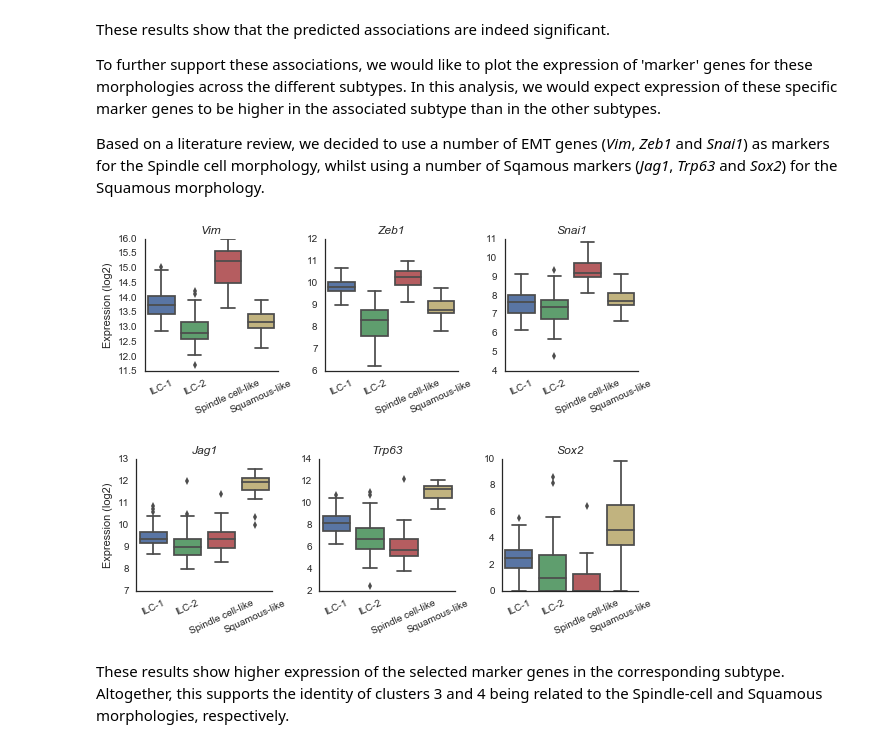
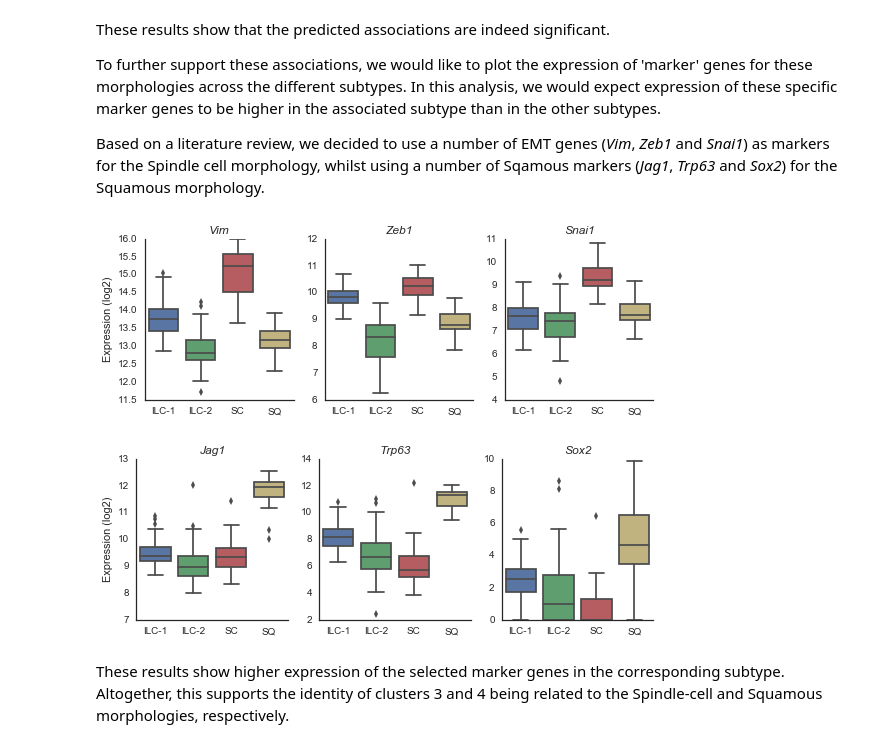
Before and after one commit to jrderuiter/ilc-sb-screen, a Jupyter notebook: notebooks/2. Expression analyses.ipynb, the cells around one changed output. Cells and saved outputs as stored; diff of their text form; code cells hidden in the pictures.

```diff
--- a/notebooks/2. Expression analyses.ipynb
+++ b/notebooks/2. Expression analyses.ipynb
@@ -321,57 +340,75 @@ To further support these associations, we would like to plot the expression of '
 
 Based on a literature review, we decided to use a number of EMT genes (*Vim*, *Zeb1* and *Snai1*) as markers for the Spindle cell morphology, whilst using a number of Sqamous markers (*Jag1*, *Trp63* and *Sox2*) for the Squamous morphology.
 # %%
-from nbsupport.expression.subtypes import plot_boxplots
+from nbsupport.expression.subtypes import plot_boxplots, SUBTYPE_ORDER, SUBTYPE_COLORS
 
 # Subset expression to SB samples.
 sb_expr = mouse_expr[sb_counts.columns]
+
+# Abbreviate subtype names.
+abbrv_map = {'Spindle cell-like': 'SC', 'Squamous-like': 'SQ'}
+nmf_subtypes_abbrv = nmf_subtypes['subtype'].map(
+    lambda x: abbrv_map.get(x, x)).to_frame('subtype')
+
+subtype_order_abbrv = [abbrv_map.get(s, s) for s in SUBTYPE_ORDER]
 
 # Plot EMT gene expression.
 emt_genes = ['Vim', 'Zeb1', 'Snai1']
 
 fig, axes = plot_boxplots(
-    sb_expr, nmf_subtypes,
-    genes=emt_genes, figsize=(8, 3))
+    sb_expr, nmf_subtypes_abbrv,
+    genes=emt_genes, figsize=(8, 3),
+    order=subtype_order_abbrv, palette=SUBTYPE_COLORS)
 axes[0, 0].set_ylabel('Expression (log2)');
 
 # Plot Squamous gene expression.
 squamous_genes = ['Jag1', 'Trp63', 'Sox2']
 
 fig, axes = plot_boxplots(
-    sb_expr, nmf_subtypes,
-    genes=squamous_genes, figsize=(8, 3))
+    sb_expr, nmf_subtypes_abbrv,
+    genes=squamous_genes, figsize=(8, 3),
+    order=subtype_order_abbrv, palette=SUBTYPE_COLORS)
 axes[0, 0].set_ylabel('Expression (log2)');
+
 
 # Plot again for manuscript.
 with sns.plotting_context('paper', font_scale=0.7):
     # EMT
     fig, axes = plot_boxplots(
-        sb_expr, nmf_subtypes,
+        sb_expr, nmf_subtypes_abbrv,
         genes=emt_genes, figsize=(3.5, 1.4),
-        linewidth=0.5, fliersize=2)
-    axes[0, 0].set_ylabel('Expression (log2)');
+        linewidth=0.5, fliersize=2,
+        order=subtype_order_abbrv, palette=SUBTYPE_COLORS)
+    axes[0, 0].set_ylabel('Expression (log2)')
 
-    fig.suptitle('EMT marker genes', y=1.05, fontsize=7)
-    fig.savefig('../reports/supplemental/figures/fig_s2_emt_genes.pdf',
+    for ax in fig.axes:
+        plt.setp(ax.get_xticklabels(), rotation=25)
+
+    fig.suptitle('Spindle cell marker genes', y=1.05, fontsize=7)
+    fig.savefig('../reports/supplemental/figures/fig_s2_spindle_cell_genes.pdf',
                 bbox_inches='tight')
 
     plt.close(fig)
 
     # Squamous
     fig, axes = plot_boxplots(
-        sb_expr, nmf_subtypes,
+        sb_expr, nmf_subtypes_abbrv,
         genes=squamous_genes, figsize=(3.5, 1.4),
-        linewidth=0.5, fliersize=2)
-    axes[0, 0].set_ylabel('Expression (log2)');
+        linewidth=0.5, fliersize=2,
+        order=subtype_order_abbrv, palette=SUBTYPE_COLORS)
+    axes[0, 0].set_ylabel('Expression (log2)')
+
+    for ax in fig.axes:
+        plt.setp(ax.get_xticklabels(), rotation=25)
 
     fig.suptitle('Squamous marker genes', y=1.05, fontsize=7)
     fig.savefig('../reports/supplemental/figures/fig_s2_squamous_genes.pdf',
                 bbox_inches='tight')
 
     plt.close(fig)
 # %% [output]
-[figure, old version]
+[figure, new version]
-[figure, old version]
+[figure, new version]
 # %% [markdown]
 These results show higher expression of the selected marker genes in the corresponding subtype. Altogether, this supports the identity of clusters 3 and 4 being related to the Spindle-cell and Squamous morphologies, respectively.
 # %%
```
Also changed, not shown: parts of 9 cells of this notebook, 11 other files.
